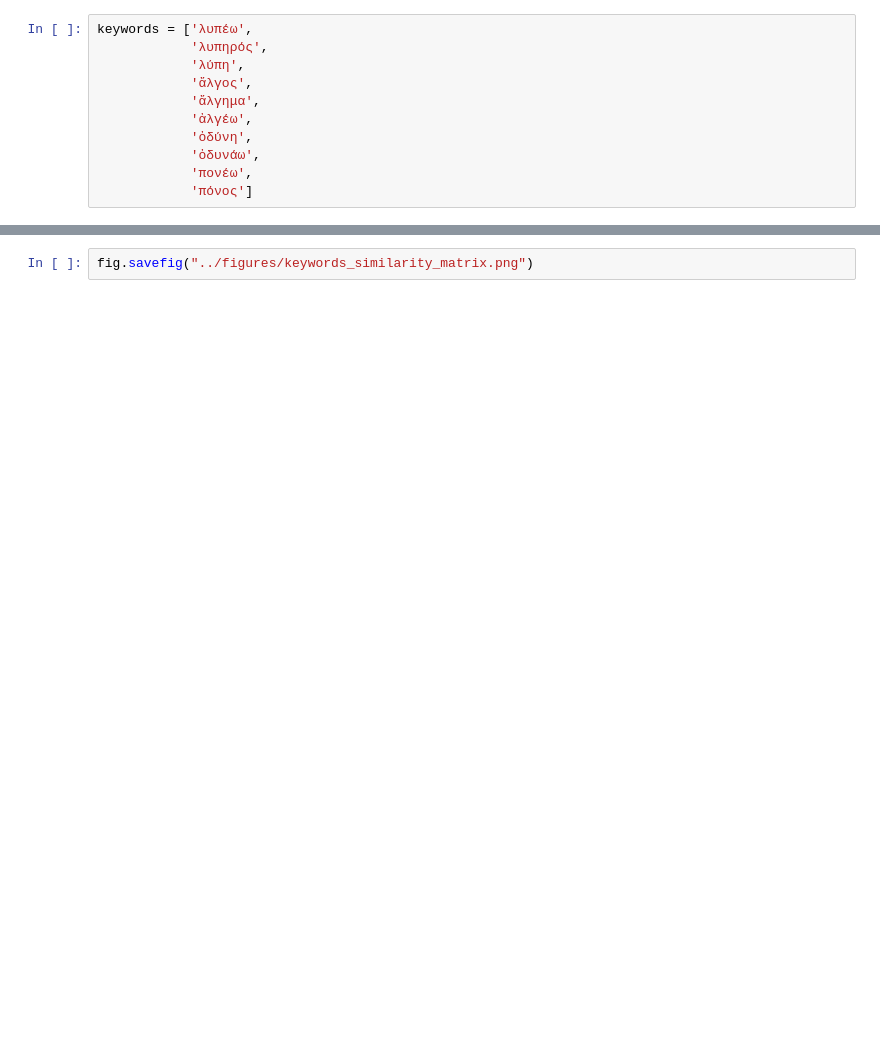
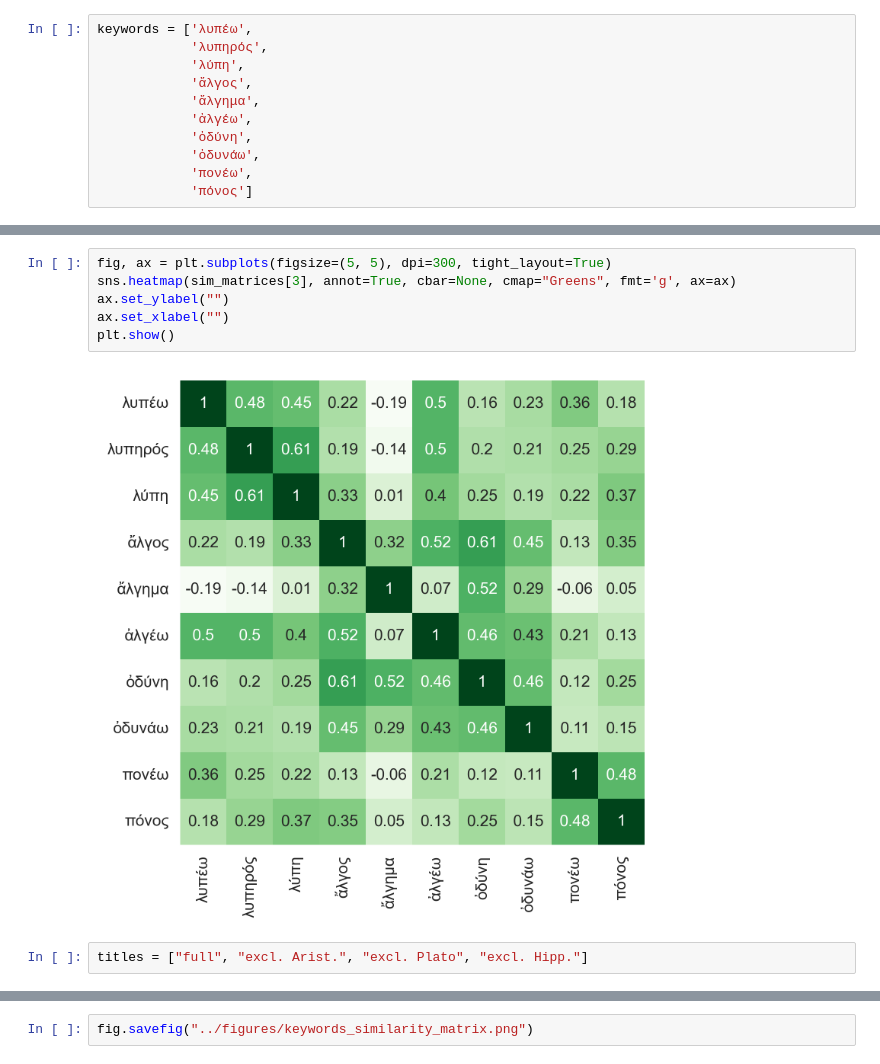
Before and after one commit to kasev/PIPA, a Jupyter notebook: scripts/4_EXPLORING-VECTORS.ipynb, the cells around one changed output, grey strips where cells are left out. Drawn from its saved outputs; the diff is of its cells as text; blank space fills up the shorter version.

```diff
--- a/scripts/4_EXPLORING-VECTORS.ipynb
+++ b/scripts/4_EXPLORING-VECTORS.ipynb
@@ -87,0 +148,10 @@ plt.show()
+# %%
+fig, ax = plt.subplots(figsize=(5, 5), dpi=300, tight_layout=True)
+sns.heatmap(sim_matrices[3], annot=True, cbar=None, cmap="Greens", fmt='g', ax=ax)
+ax.set_ylabel("")
+ax.set_xlabel("")
+plt.show()
+# %% [output]
+[figure, added]
+# %%
+titles = ["full", "excl. Arist.", "excl. Plato", "excl. Hipp."]
```
Also changed, not shown: parts of 17 cells of this notebook, 8 other files.
